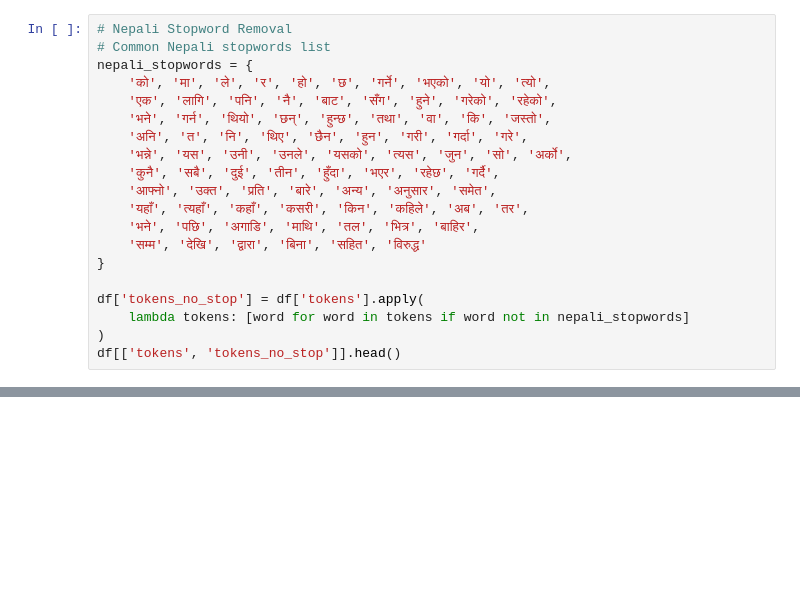
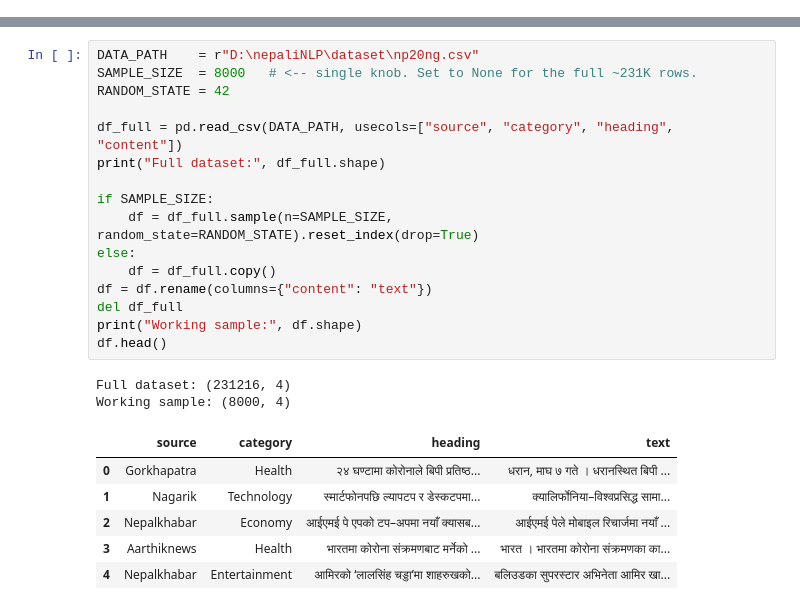
Before and after one commit to haitomnsg/nepaliNLP, a Jupyter notebook: NLP_np20ng.ipynb, the cells around one changed output, grey strips where cells are left out. Cells and saved outputs as stored; diff of their text form; blank space fills up the shorter version.

```diff
--- a/NLP_np20ng.ipynb
+++ b/NLP_np20ng.ipynb
@@ -297,20 +0,0 @@ See the caveats in the documentation: https://pandas.pydata.org/pandas-docs/stab
-# %%
-# Nepali Stopword Removal
-# Common Nepali stopwords list
-nepali_stopwords = {
-    'को', 'मा', 'ले', 'र', 'हो', 'छ', 'गर्ने', 'भएको', 'यो', 'त्यो',
-    'एक', 'लागि', 'पनि', 'नै', 'बाट', 'सँग', 'हुने', 'गरेको', 'रहेको',
-    'भने', 'गर्न', 'थियो', 'छन्', 'हुन्छ', 'तथा', 'वा', 'कि', 'जस्तो',
-    'अनि', 'त', 'नि', 'थिए', 'छैन', 'हुन', 'गरी', 'गर्दा', 'गरे',
-    'भन्ने', 'यस', 'उनी', 'उनले', 'यसको', 'त्यस', 'जुन', 'सो', 'अर्को',
-    'कुनै', 'सबै', 'दुई', 'तीन', 'हुँदा', 'भएर', 'रहेछ', 'गर्दै',
-    'आफ्नो', 'उक्त', 'प्रति', 'बारे', 'अन्य', 'अनुसार', 'समेत',
-    'यहाँ', 'त्यहाँ', 'कहाँ', 'कसरी', 'किन', 'कहिले', 'अब', 'तर',
-    'भने', 'पछि', 'अगाडि', 'माथि', 'तल', 'भित्र', 'बाहिर',
-    'सम्म', 'देखि', 'द्वारा', 'बिना', 'सहित', 'विरुद्ध'
-}
-
-df['tokens_no_stop'] = df['tokens'].apply(
-    lambda tokens: [word for word in tokens if word not in nepali_stopwords]
-)
-df[['tokens', 'tokens_no_stop']].head()
@@ -579,0 +57,25 @@ plt.show()
+# %%
+DATA_PATH    = r"D:\nepaliNLP\dataset\np20ng.csv"
+SAMPLE_SIZE  = 8000   # <-- single knob. Set to None for the full ~231K rows.
+RANDOM_STATE = 42
+
+df_full = pd.read_csv(DATA_PATH, usecols=["source", "category", "heading", "content"])
+print("Full dataset:", df_full.shape)
+
+if SAMPLE_SIZE:
+    df = df_full.sample(n=SAMPLE_SIZE, random_state=RANDOM_STATE).reset_index(drop=True)
+else:
+    df = df_full.copy()
+df = df.rename(columns={"content": "text"})
+del df_full
+print("Working sample:", df.shape)
+df.head()
+# %% [output]
+Full dataset: (231216, 4)
+Working sample: (8000, 4)
+|  | source | category | heading | text |
+| 0 | Gorkhapatra | Health | २४ घण्टामा कोरोनाले बिपी प्रतिष्ठ... | धरान, माघ ७ गते । धरानस्थित बिपी ... |
+| 1 | Nagarik | Technology | स्मार्टफोनपछि ल्यापटप र डेस्कटपमा... | क्यालिर्फोनिया–विश्वप्रसिद्ध सामा... |
+| 2 | Nepalkhabar | Economy | आईएमई पे एपको टप–अपमा नयाँ क्यासब... | आईएमई पेले मोबाइल रिचार्जमा नयाँ ... |
+| 3 | Aarthiknews | Health | भारतमा कोरोना संक्रमणबाट मर्नेको ... | भारत । भारतमा कोरोना संक्रमणका का... |
+| 4 | Nepalkhabar | Entertainment | आमिरको ‘लालसिंह चड्डा’मा शाहरुखको... | बलिउडका सुपरस्टार अभिनेता आमिर खा... |
```
Also changed, not shown: parts of 76 cells of this notebook, 21 other files.
